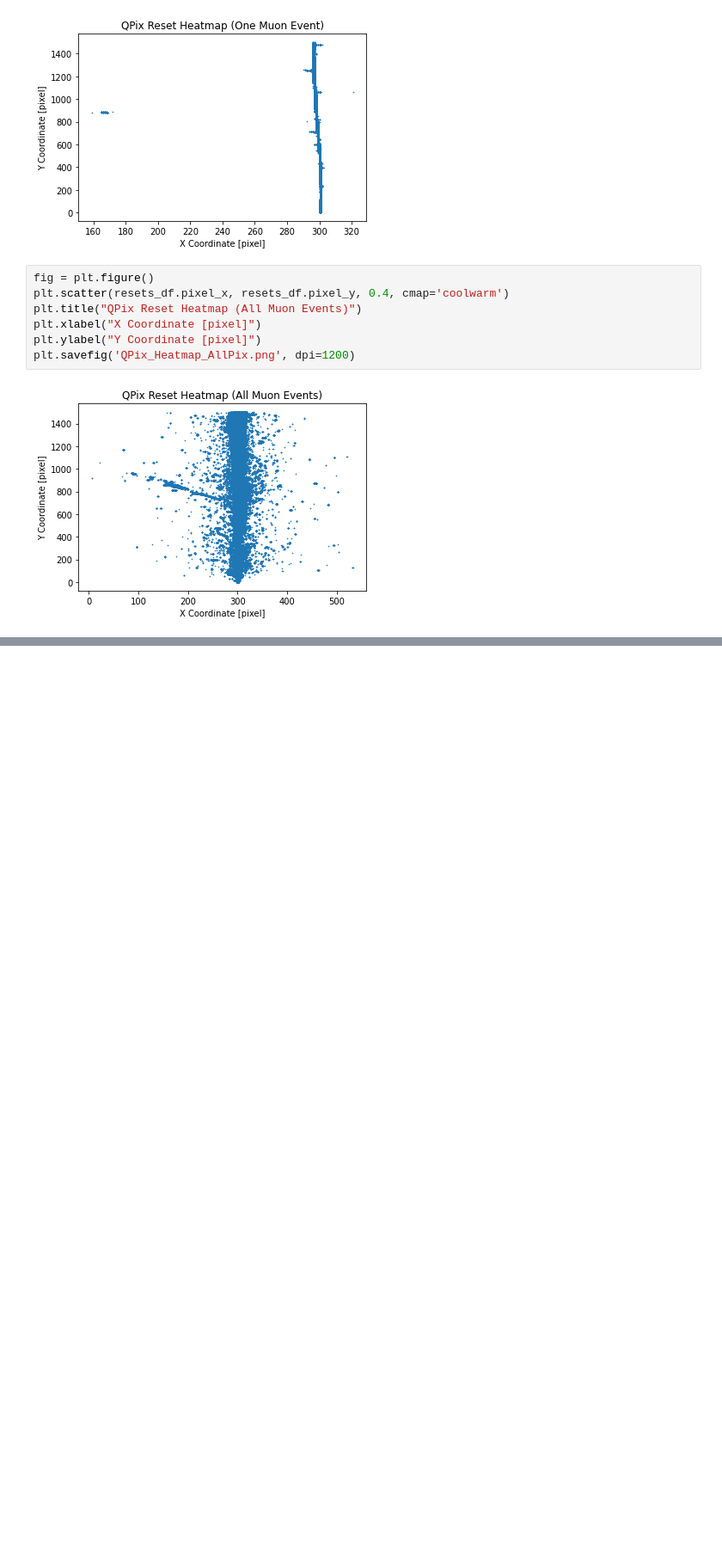
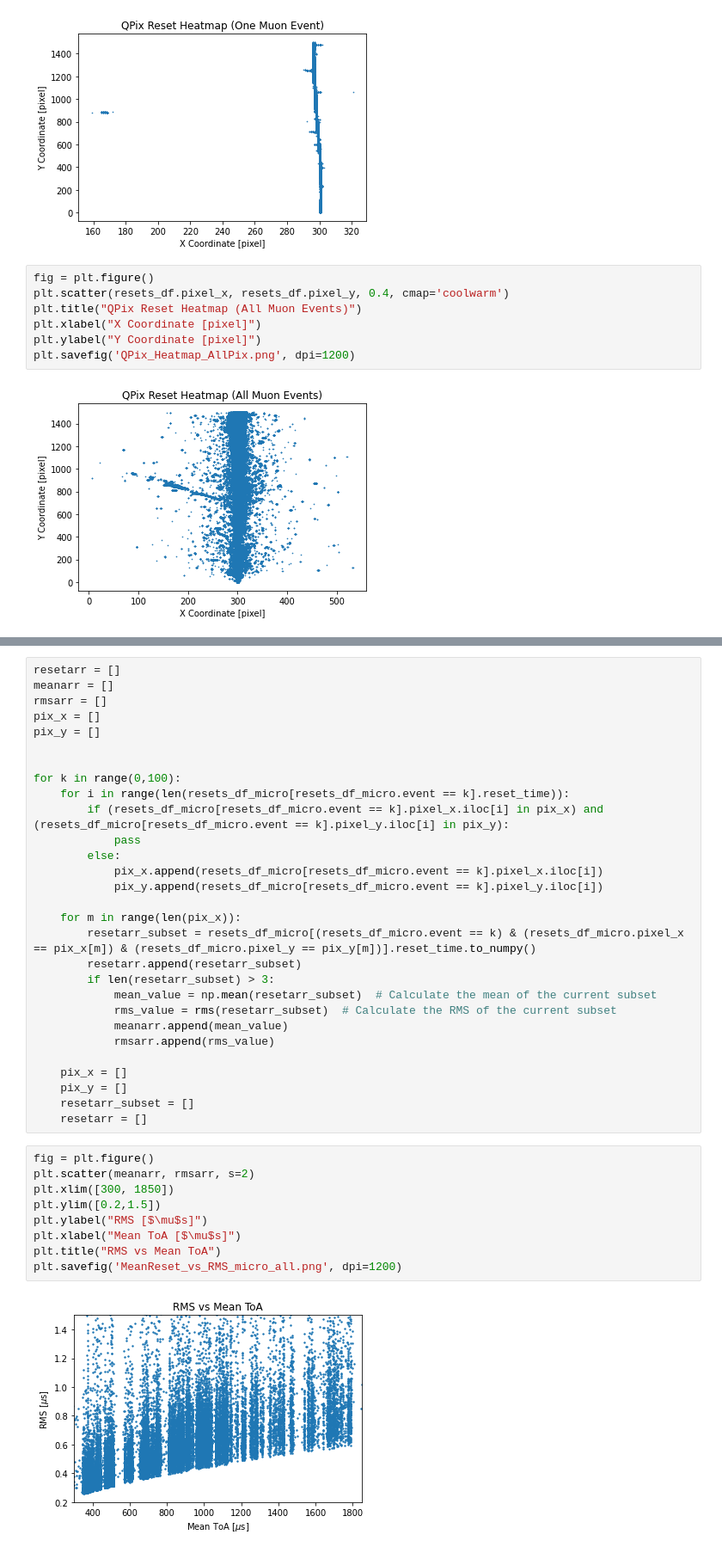
Before and after one commit to Eikenbcr/DUNE, a Jupyter notebook: Warmup/PyMacros/Warmup_Pandas.ipynb, the cells around one changed output, grey strips where cells are left out. Shown at 86% size. Saved outputs shown, nothing was run; the diff lists cells and outputs as text; blank space fills up the shorter version.

```diff
--- a/Warmup/PyMacros/Warmup_Pandas.ipynb
+++ b/Warmup/PyMacros/Warmup_Pandas.ipynb
@@ -150,0 +171,40 @@ plt.savefig('MeanReset_vs_RMS.png', dpi=1200)
+# %%
+resetarr = []
+meanarr = []
+rmsarr = []
+pix_x = []
+pix_y = []
+
+
+for k in range(0,100):
+    for i in range(len(resets_df_micro[resets_df_micro.event == k].reset_time)):
+        if (resets_df_micro[resets_df_micro.event == k].pixel_x.iloc[i] in pix_x) and (resets_df_micro[resets_df_micro.event == k].pixel_y.iloc[i] in pix_y):
+            pass
+        else:
+            pix_x.append(resets_df_micro[resets_df_micro.event == k].pixel_x.iloc[i])
+            pix_y.append(resets_df_micro[resets_df_micro.event == k].pixel_y.iloc[i])
+
+    for m in range(len(pix_x)):
+        resetarr_subset = resets_df_micro[(resets_df_micro.event == k) & (resets_df_micro.pixel_x == pix_x[m]) & (resets_df_micro.pixel_y == pix_y[m])].reset_time.to_numpy()
+        resetarr.append(resetarr_subset)
+        if len(resetarr_subset) > 3:
+            mean_value = np.mean(resetarr_subset)  # Calculate the mean of the current subset
+            rms_value = rms(resetarr_subset)  # Calculate the RMS of the current subset
+            meanarr.append(mean_value)
+            rmsarr.append(rms_value)
+
+    pix_x = []
+    pix_y = []
+    resetarr_subset = []
+    resetarr = []
+# %%
+fig = plt.figure()
+plt.scatter(meanarr, rmsarr, s=2)
+plt.xlim([300, 1850])
+plt.ylim([0.2,1.5])
+plt.ylabel("RMS [$\mu$s]")
+plt.xlabel("Mean ToA [$\mu$s]")
+plt.title("RMS vs Mean ToA")
+plt.savefig('MeanReset_vs_RMS_micro_all.png', dpi=1200)
+# %% [output]
+[figure, added]
```
Also changed, not shown: parts of 5 cells of this notebook, 6 other files.
